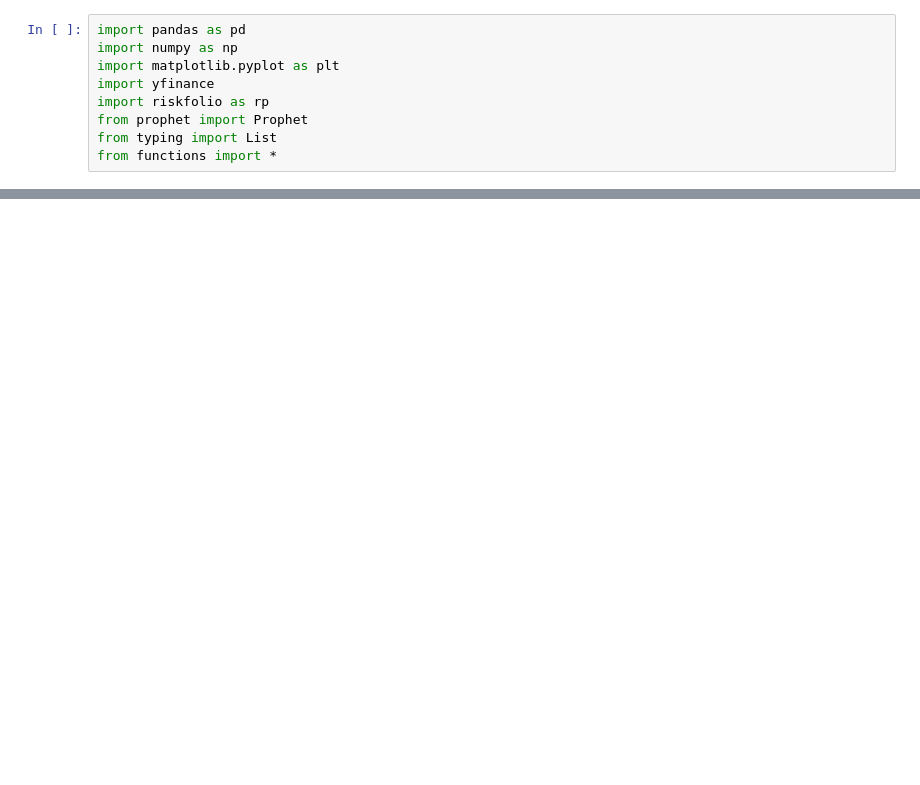
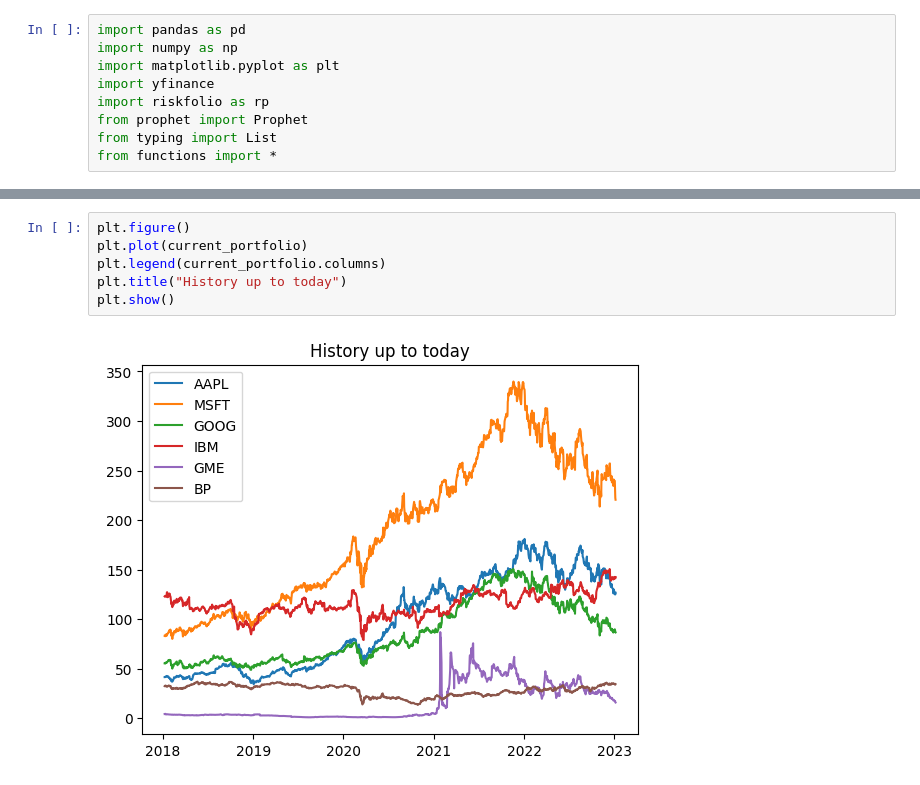
Before and after one commit to sedat01/time-series, a Jupyter notebook: main.ipynb, the cells around one changed output, grey strips where cells are left out. Saved outputs shown, nothing was run; the diff lists cells and outputs as text; blank space fills up the shorter version.

```diff
--- a/main.ipynb
+++ b/main.ipynb
@@ -132,0 +100,8 @@ ds
+# %%
+plt.figure()
+plt.plot(current_portfolio)
+plt.legend(current_portfolio.columns)
+plt.title("History up to today")
+plt.show()
+# %% [output]
+[figure, added]
```
Also changed, not shown: parts of 7 cells of this notebook, 1 other file.
